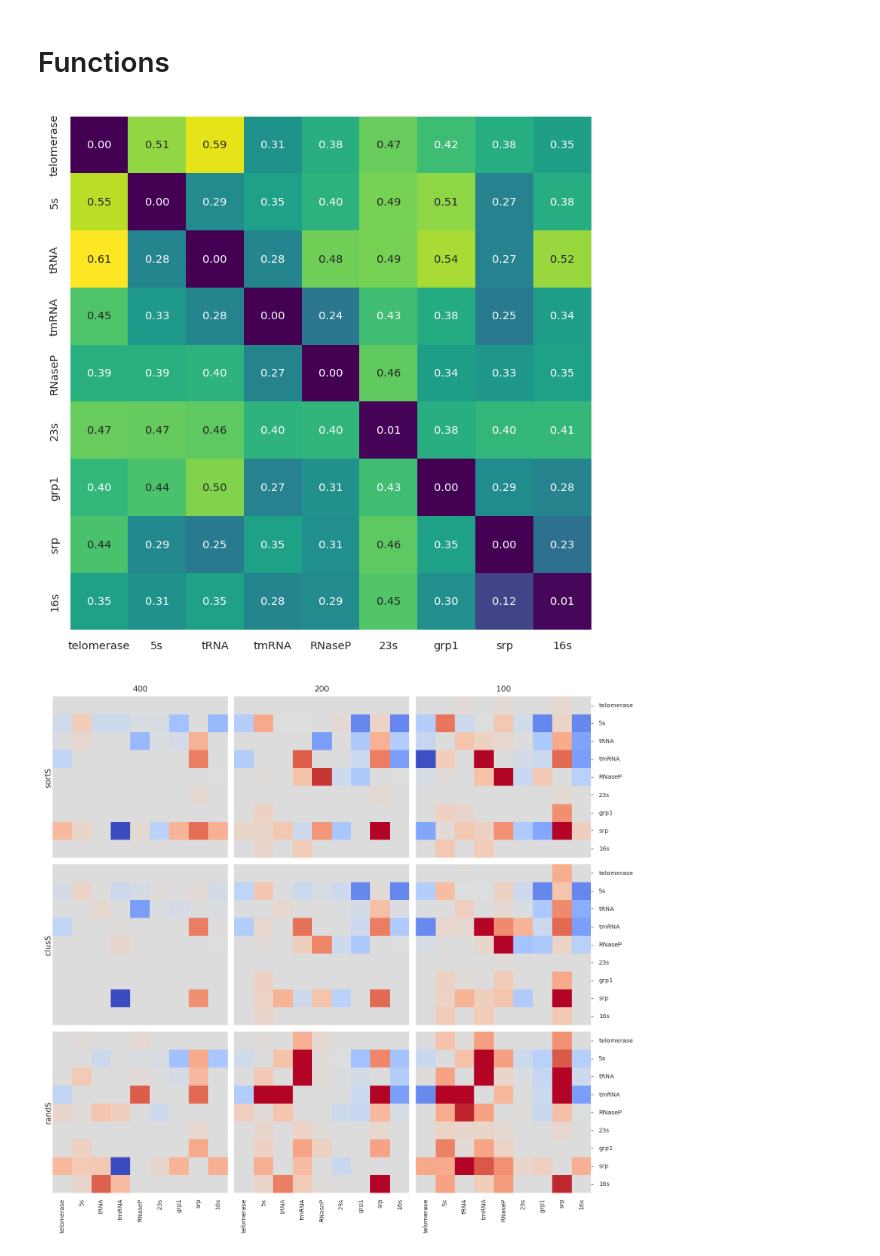
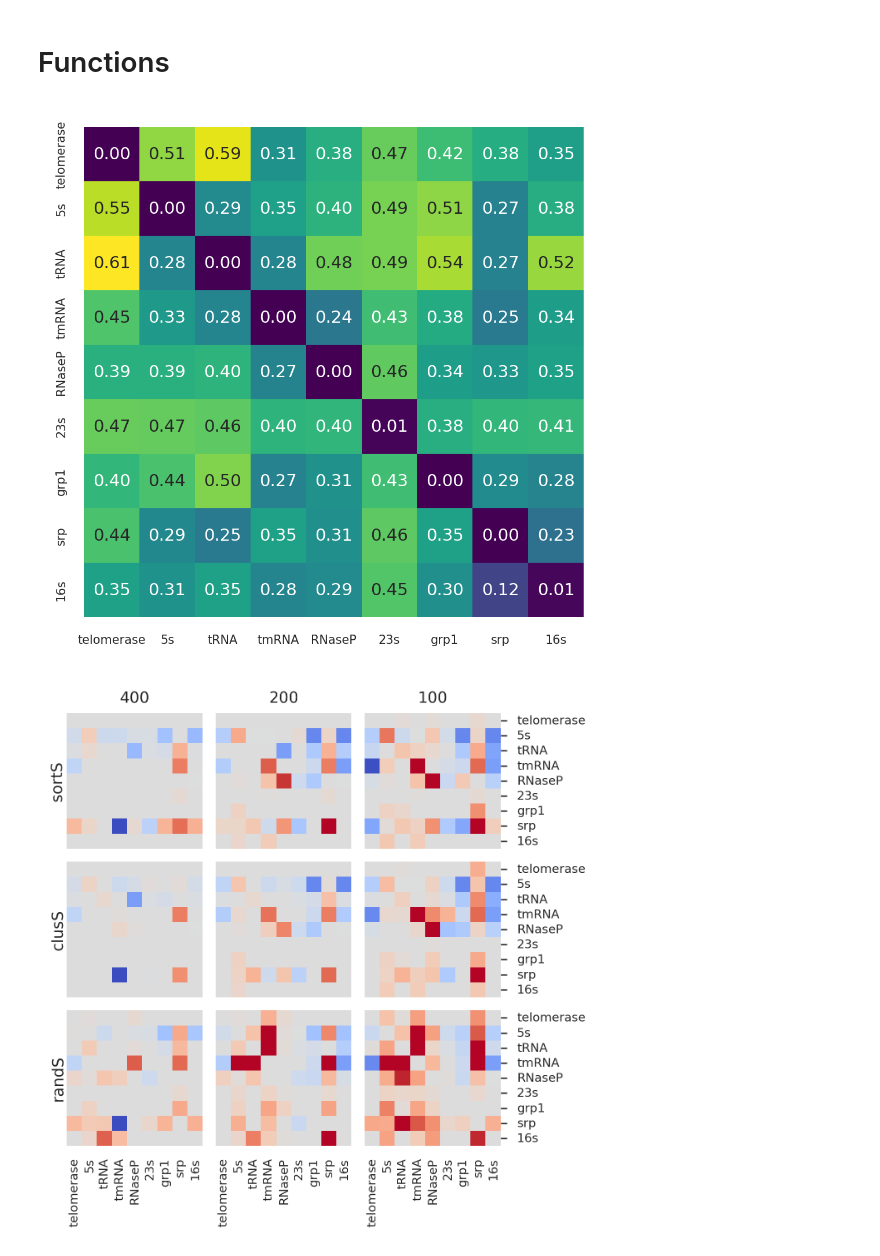
Before and after one commit to Gisch97/RNA-analysis, a Jupyter notebook: DataAnalysis/ArchiveII_seq-struc_similarity/struc_dist_inter_join_V2.ipynb, the cells around one changed output. Saved outputs shown, nothing was run; the diff lists cells and outputs as text; code cells hidden in the pictures.

Commit message:
improve ... modify plots figure 1

```diff
--- a/DataAnalysis/ArchiveII_seq-struc_similarity/struc_dist_inter_join_V2.ipynb
+++ b/DataAnalysis/ArchiveII_seq-struc_similarity/struc_dist_inter_join_V2.ipynb
@@ -127,8 +127,18 @@ import matplotlib.pyplot as plt
 import seaborn as sns
 sns.set_style("white")
 
-fig_width1col = 9.66
-fig_height = 9.0
+# Example Oxford Bioinformatics
+#   simple column:  ~81.7 mm ≡ 3.22 in
+#   double column: ~171.4 mm ≡ 6.75 in
+dc = 6.75
+
+
+fig_width1col = dc / 3 + 1
+fig_height = dc / 3 + 1
+font_size = 7
+
+methods_width1col = 2 * dc / 3
+methods_height = 2 * dc / 3
 font_size = 7
 
 save_path = Path("figures/struc_dist_inter_join")
@@ -139,51 +149,53 @@ save_path = Path("figures/struc_dist_inter_join")
 # dict_keys(['dist100', 'dist200', 'dist400'])
 # %%
 ### mins ###
-plt.figure(figsize=(5, 5), dpi=150)
+plt.figure(figsize=(fig_width1col, fig_height), dpi=300)
+plt.rcParams.update({'font.size': font_size})
+plt.xticks(fontsize=font_size-2)
+plt.yticks(fontsize=font_size-2)
 sns.heatmap(strategies["sortS"]["mins"]["full"], annot=True, cmap="viridis", fmt=".2f", cbar=False)
-plt.rcParams.update({'font.size': font_size})
-plt.xticks(fontsize=font_size)
-plt.yticks(fontsize=font_size)
 plt.tight_layout()
-plt.savefig(save_path / "mins_full.svg", dpi=150)
+plt.savefig(save_path / "mins_full.svg", dpi=300)
+plt.savefig(save_path / "mins_full.png", dpi=300)
 plt.show()
 
-fig, ax = plt.subplots(3,3, figsize=(fig_width1col, fig_height), sharex=True, sharey=True, dpi=150)
+fig, ax = plt.subplots(3,3, figsize=(methods_width1col, methods_height), sharex=True, sharey=True, dpi=300)
 plt.rcParams.update({'font.size': font_size})
 plt.xticks(fontsize=font_size)
 plt.yticks(fontsize=font_size)
 
 for row_idx, row in enumerate(["sortS", "clusS", "randS"]):
     for col_idx, col in enumerate(["dist400", "dist200","dist100"]):
         a = ax[row_idx, col_idx]
         sns.heatmap(
             delta_S[row]["mins"][col],
             annot=False,
             cmap="coolwarm",
             cbar=False,
             vmin=-0.1,
             vmax=0.1,
             ax=a
             )
 
 
         if row_idx == 0:
             a.set_title(col.replace("dist", ""), fontsize=font_size+2)
         if col_idx == 0:
             a.set_ylabel(row, rotation=90, labelpad=5, va="center", fontsize=font_size+2)
         else:
             a.set_ylabel("")
 
         a.tick_params(axis="y", left=False, labelleft=False)
         if col_idx == 2:
             a.yaxis.tick_right()
             a.tick_params(axis="y", right=True, labelright=True, pad=6, labelsize=font_size)
             a.set_yticklabels(a.get_yticklabels(), rotation=0, ha="left", va="center")
 plt.tight_layout()
-plt.savefig(save_path / "mins_methods.svg", dpi=150)
+plt.savefig(save_path / "mins_methods.svg", dpi=300)
+plt.savefig(save_path / "mins_methods.png", dpi=300)
 plt.show()
 # %% [output]
-[figure, old version]
+[figure, new version]
-[figure, old version]
+[figure, new version]
 # %%
 ### means ###
```
Also changed, not shown: parts of 2 cells of this notebook, 17 other files.
